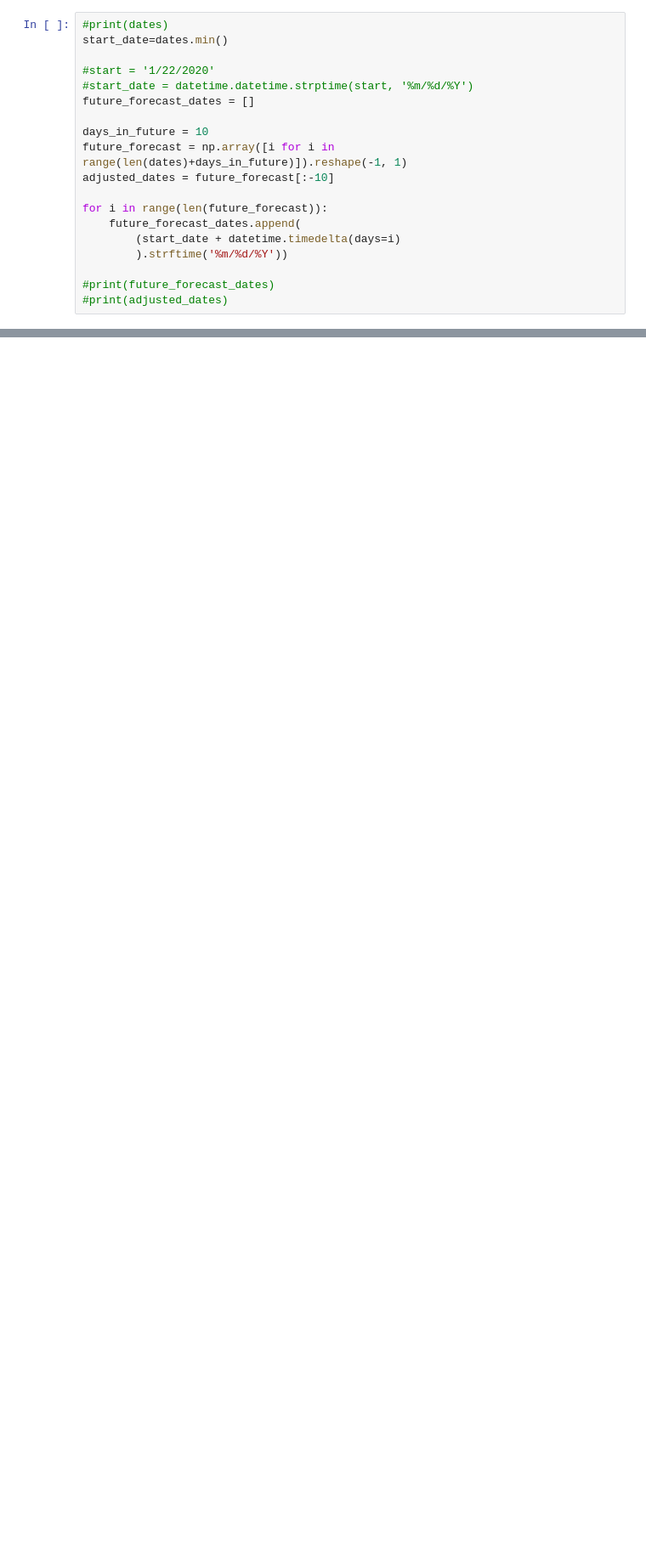
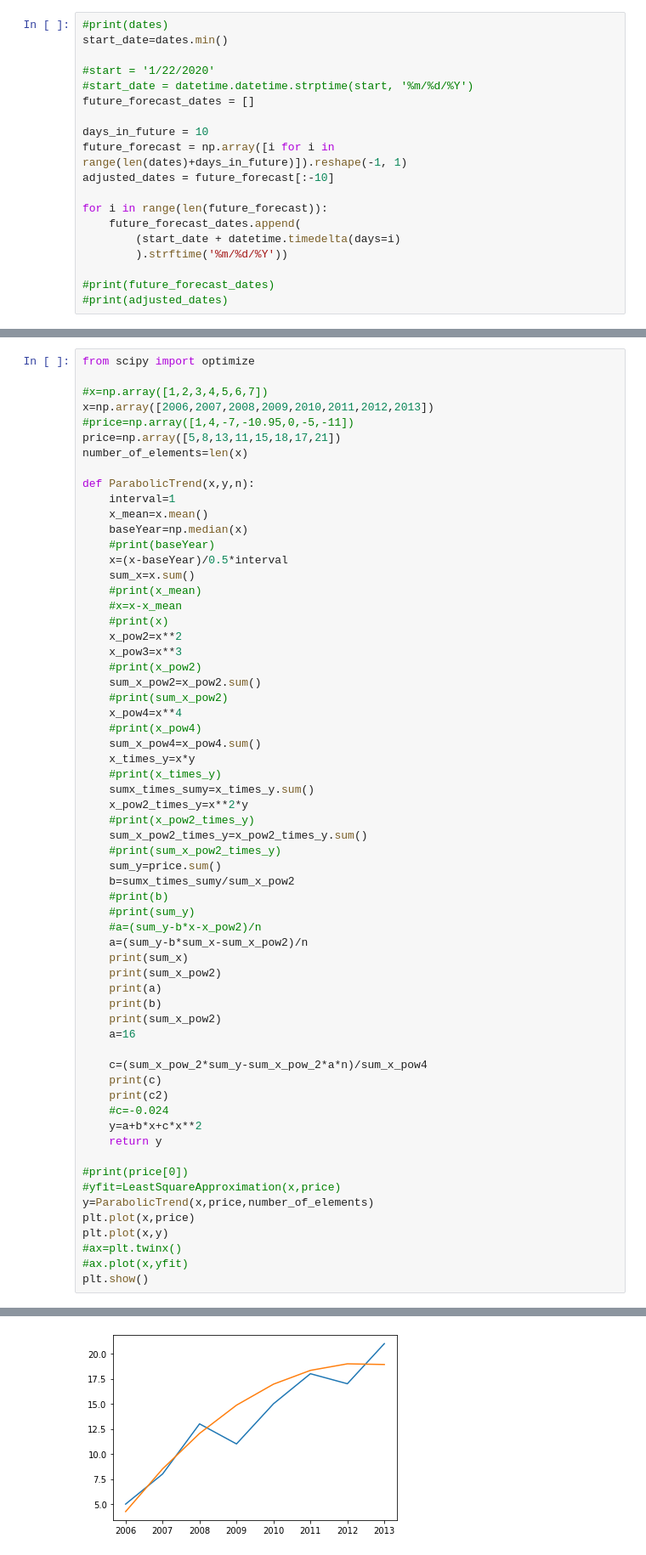
Before and after one commit to skaiphd/python-deep-learning, a Jupyter notebook: time series covid 19.ipynb, the cells around one changed output, grey strips where cells are left out. Shown at 85% size. Drawn from its saved outputs; the diff is of its cells as text; blank space fills up the shorter version.

Commit message:
parabolic trending added

```diff
--- a/time series covid 19.ipynb
+++ b/time series covid 19.ipynb
@@ -199,0 +272,63 @@ for i in range(len(future_forecast)):
+# %%
+from scipy import optimize
+
+#x=np.array([1,2,3,4,5,6,7])
+x=np.array([2006,2007,2008,2009,2010,2011,2012,2013])
+#price=np.array([1,4,-7,-10.95,0,-5,-11])
+price=np.array([5,8,13,11,15,18,17,21])
+number_of_elements=len(x)
+
+def ParabolicTrend(x,y,n):
+    interval=1
+    x_mean=x.mean()
+    baseYear=np.median(x)
+    #print(baseYear)
+    x=(x-baseYear)/0.5*interval
+    sum_x=x.sum()
+    #print(x_mean)
+    #x=x-x_mean
+    #print(x)
+    x_pow2=x**2
+    x_pow3=x**3
+    #print(x_pow2)
+    sum_x_pow2=x_pow2.sum()
+    #print(sum_x_pow2)
+    x_pow4=x**4
+    #print(x_pow4)
+    sum_x_pow4=x_pow4.sum()
+    x_times_y=x*y
+    #print(x_times_y)
+    sumx_times_sumy=x_times_y.sum()
+    x_pow2_times_y=x**2*y
+    #print(x_pow2_times_y)
+    sum_x_pow2_times_y=x_pow2_times_y.sum()
+    #print(sum_x_pow2_times_y)
+    sum_y=price.sum()
+    b=sumx_times_sumy/sum_x_pow2
+    #print(b)
+    #print(sum_y)
+    #a=(sum_y-b*x-x_pow2)/n
+    a=(sum_y-b*sum_x-sum_x_pow2)/n
+    print(sum_x)
+    print(sum_x_pow2)
+    print(a)
+    print(b)
+    print(sum_x_pow2)
+    a=16
+
+    c=(sum_x_pow_2*sum_y-sum_x_pow_2*a*n)/sum_x_pow4
+    print(c)
+    print(c2)
+    #c=-0.024
+    y=a+b*x+c*x**2
+    return y
+
+#print(price[0])
+#yfit=LeastSquareApproximation(x,price)
+y=ParabolicTrend(x,price,number_of_elements)
+plt.plot(x,price)
+plt.plot(x,y)
+#ax=plt.twinx()
+#ax.plot(x,yfit)
+plt.show()
+# %% [output]
@@ -199,0 +343 @@ for i in range(len(future_forecast)):
+[figure, added]
```
Also changed, not shown: parts of 6 cells of this notebook, 3 other files.
